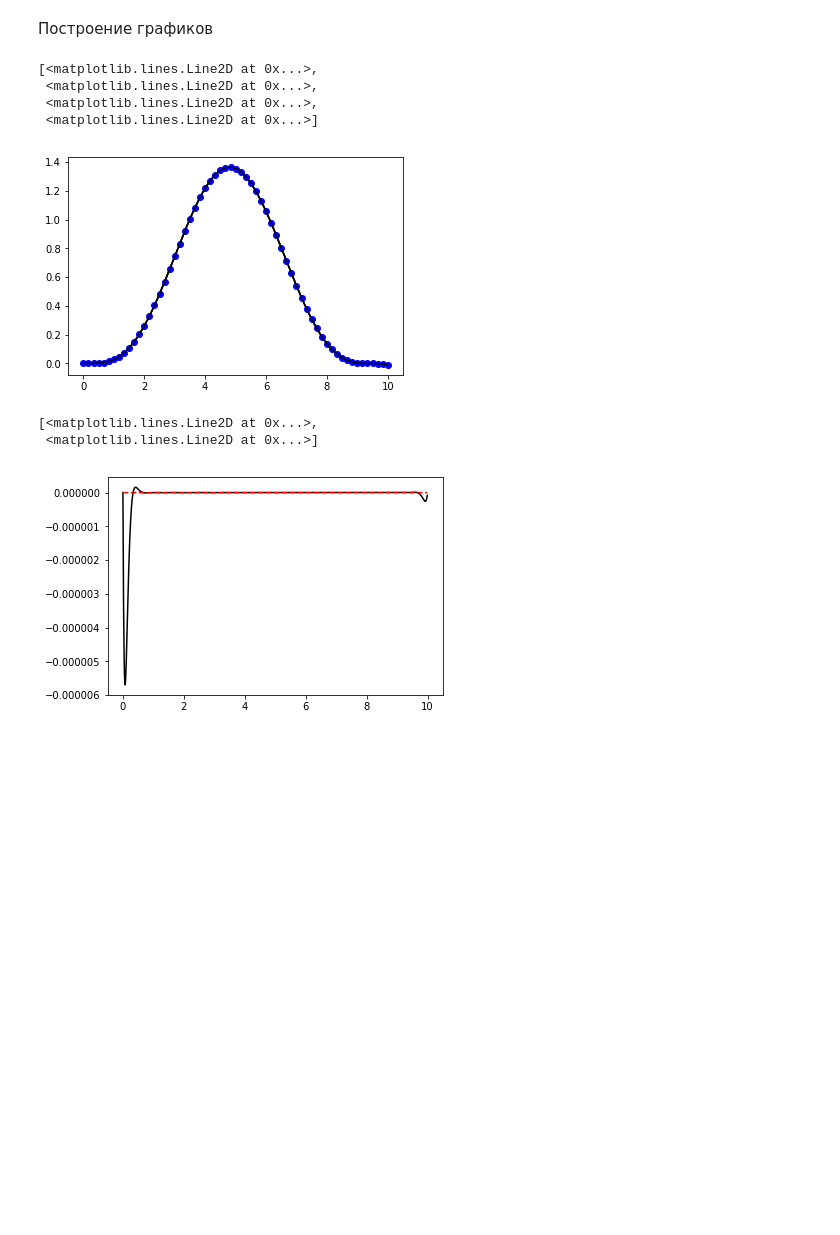
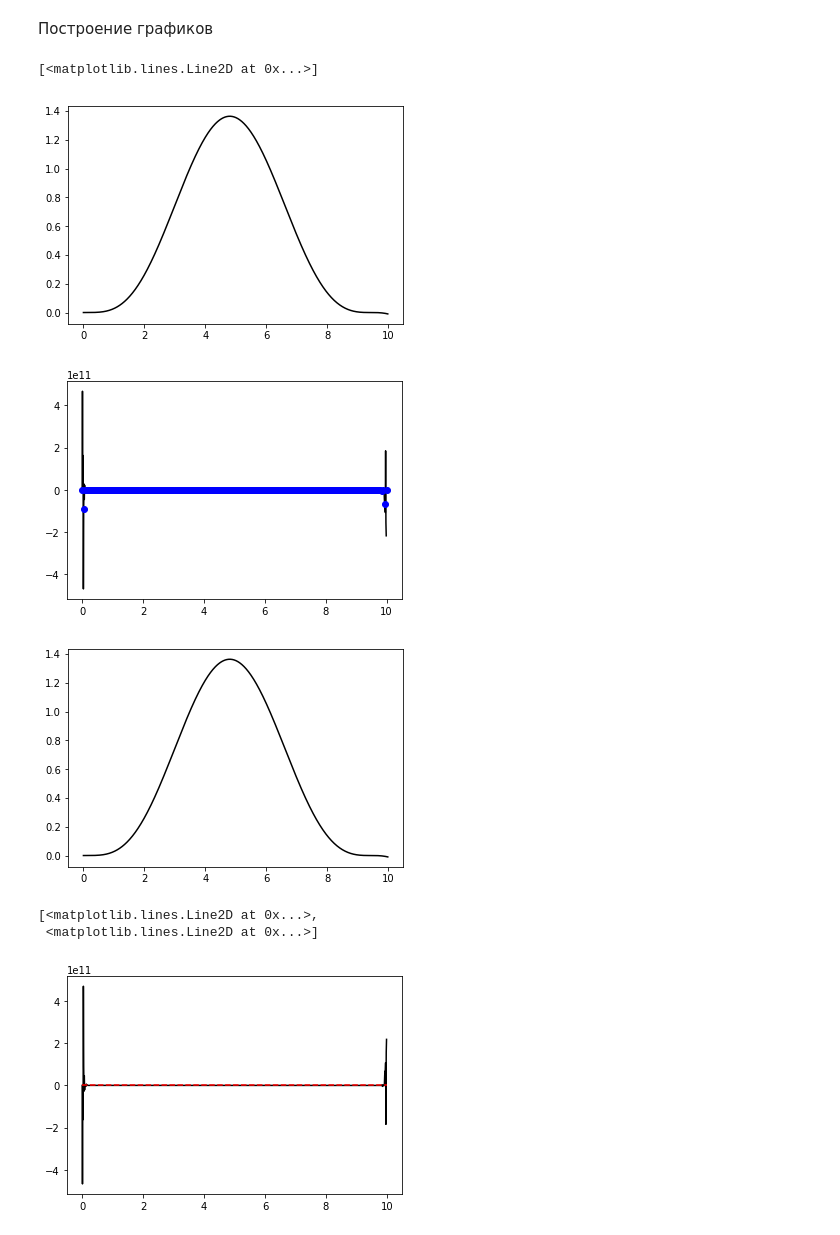
Before and after one commit to neverSleepingOwl/calculus, a Jupyter notebook: lab_1.ipynb, the cells around one changed output. Saved outputs shown, nothing was run; the diff lists cells and outputs as text; code cells hidden in the pictures; blank space fills up the shorter version.

```diff
--- a/lab_1.ipynb
+++ b/lab_1.ipynb
@@ -114,7 +114,7 @@ def get_interpolation_result(f, interpol_net, check_net):
 # %% [markdown]
 Интерполяция для сетки шагом 1 от 0 до 10, для значений от 0 до 10 с шагом 0.5
 # %%
-interpol_net = get_interpolation_net(0, 10, 30)
+interpol_net = get_interpolation_net(0, 10, 100)
 normal_net_inter = get_interpolation_result(f, interpol_net, get_check_net(interpol_net))
 normal_net_inter
 # %% [output]
@@ -178,7 +178,7 @@ t_{k} \space примет \space вид: t_{k} = a + (1 + x_{k}) * \frac{(b - a)
 def chebyshev_poly_range(a,b,n):
     return [a + (1 + x) * (b - a) / 2 for x in chebyshev_poly(n)]
 # %%
-chebyshev_net = chebyshev_poly_range(0,10,30)
+chebyshev_net = chebyshev_poly_range(0,10,100)
 chebyshev_result = get_interpolation_result(f, chebyshev_net, get_check_net(chebyshev_net))
 chebyshev_result
 # %% [output]
@@ -216,26 +217,31 @@ plot_net = [i/100 for i in range(1000)]
 normal_net_plot = get_interpolation_plot(f, interpol_net, plot_net)
 chebyshev_net_plot = get_interpolation_plot(f, chebyshev_net, plot_net)
 # %%
+plt.figure(1)
 plt.plot(
     normal_net_plot['x'],
     normal_net_plot['f(x)'],
-    'k',
+    'k')
+plt.figure(2)
+plt.plot(
     normal_net_plot['x'],
     normal_net_plot['Ln'],
     'k',
     normal_net_inter['x'],
     normal_net_inter['Ln'],
-    'bo',
+    'bo'
+)
+plt.figure(4)
+plt.plot(
     chebyshev_net_plot['x'],
     chebyshev_net_plot['Ln'],
     'k'
 )
 # %% [output]
-[<matplotlib.lines.Line2D at 0x...>,
- <matplotlib.lines.Line2D at 0x...>,
- <matplotlib.lines.Line2D at 0x...>,
- <matplotlib.lines.Line2D at 0x...>]
+[<matplotlib.lines.Line2D at 0x...>]
-[figure, old version]
+[figure, new version]
+[figure, added]
+[figure, added]
 # %%
 plt.plot(
     normal_net_plot['x'],
@@ -248,4 +254,4 @@ plt.plot(
 # %% [output]
 [<matplotlib.lines.Line2D at 0x...>,
  <matplotlib.lines.Line2D at 0x...>]
-[figure, old version]
+[figure, new version]
```
Also changed, not shown: parts of 2 cells of this notebook, 2 other files.
